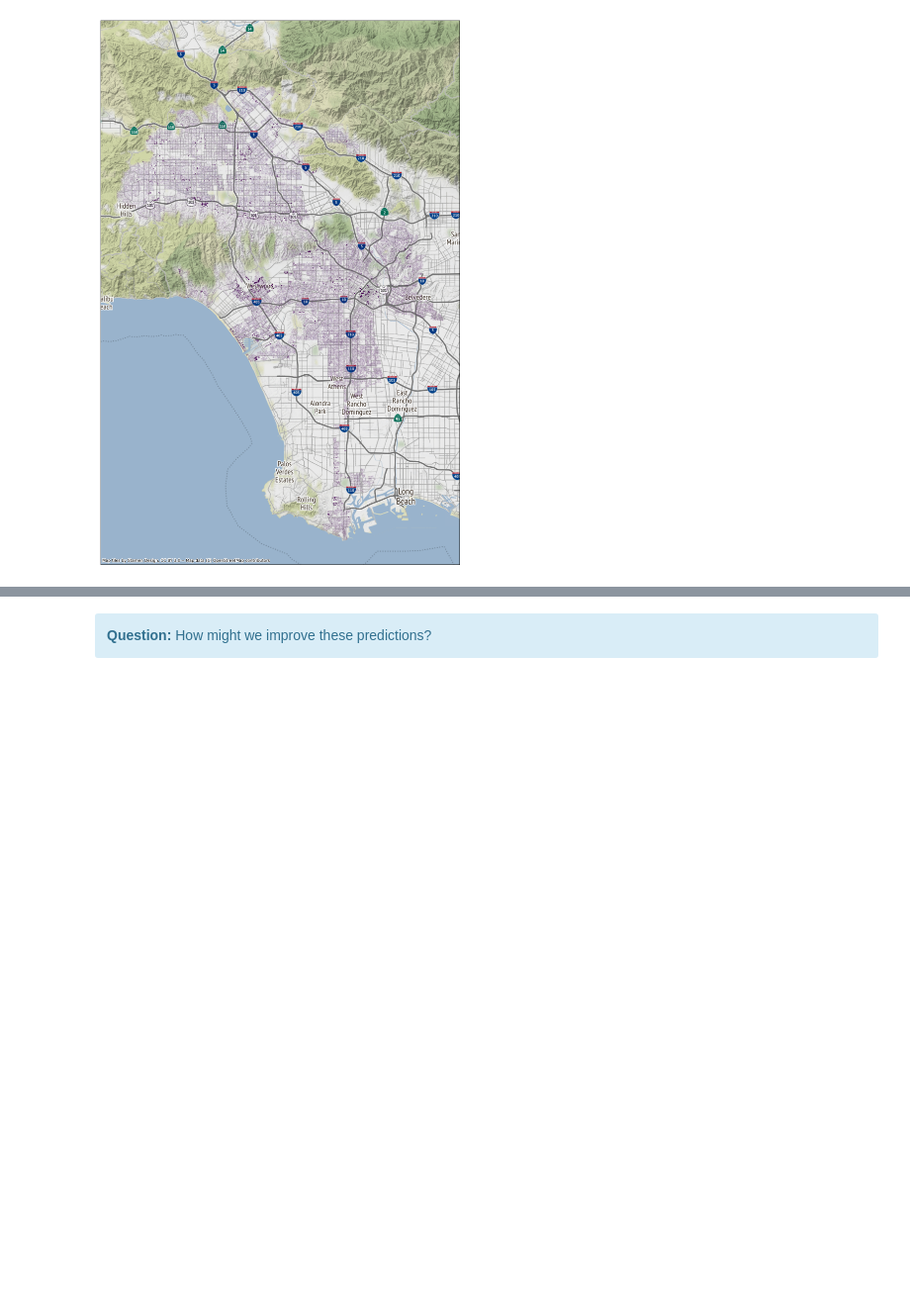
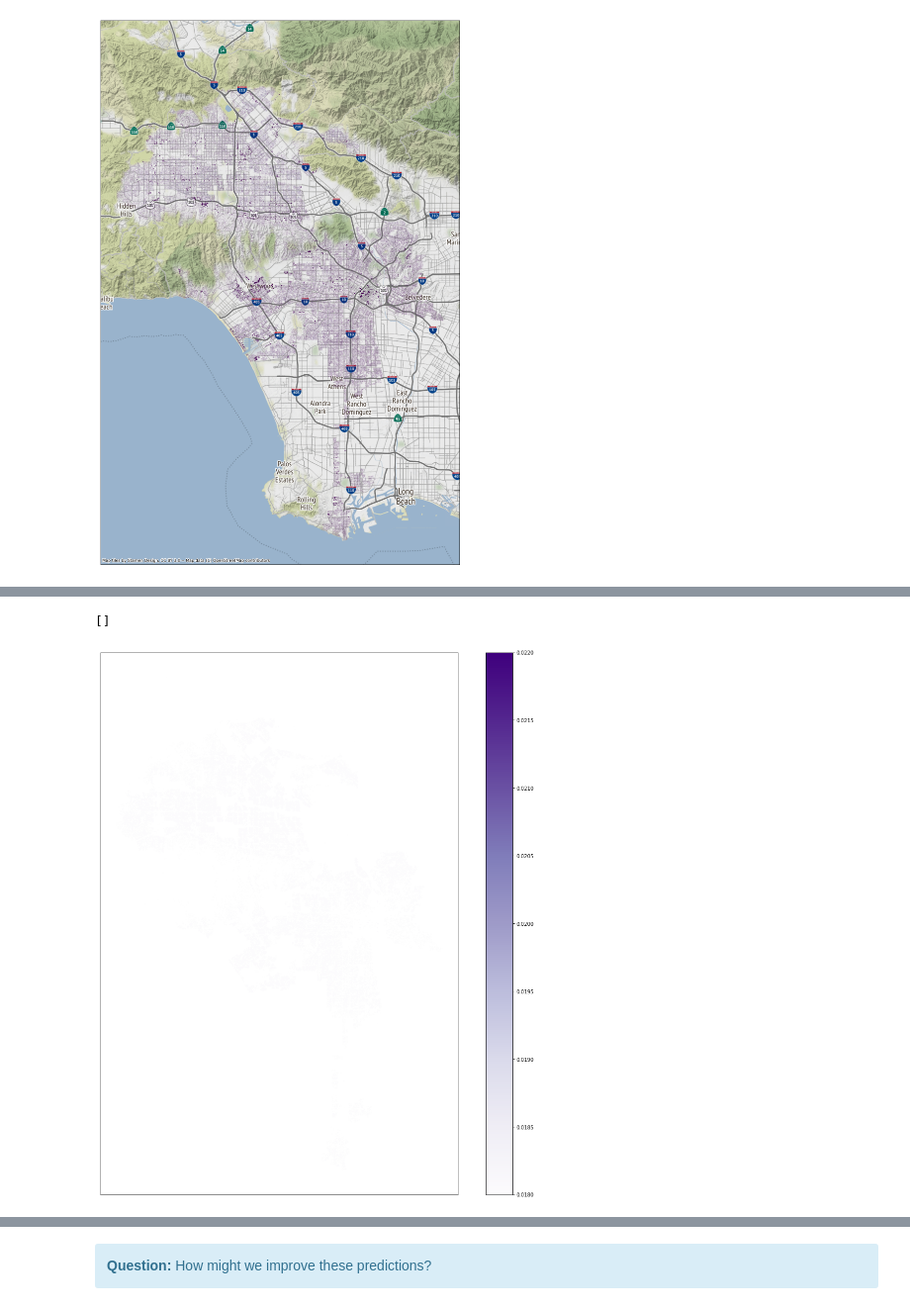
Before and after one commit to UCLALuskinDataScience/UrbanDataScience, a Jupyter notebook: weeks7-8/a_Classification.ipynb, the cells around one changed output, grey strips where cells are left out. Shown at 99% size. Drawn from its saved outputs; the diff is of its cells as text; code cells hidden in the pictures; blank space fills up the shorter version.

```diff
--- a/weeks7-8/a_Classification.ipynb
+++ b/weeks7-8/a_Classification.ipynb
@@ -454,0 +467,10 @@ ax.set_yticks([])
+# %%
+fig, ax = plt.subplots(figsize=(20,20))
+predictions[predictions.pred_ADU>0.01].to_crs('EPSG:3857').plot('pred_ADU', cmap='Purples', markersize=0.001,
+                                     vmax=0.02, ax=ax, legend=True)
+#ctx.add_basemap(ax=ax, alpha = 0.3)
+ax.set_xticks([])
+ax.set_yticks([])
+# %% [output]
+[]
+[figure, added]
```
Also changed, not shown: parts of 5 cells of this notebook.
